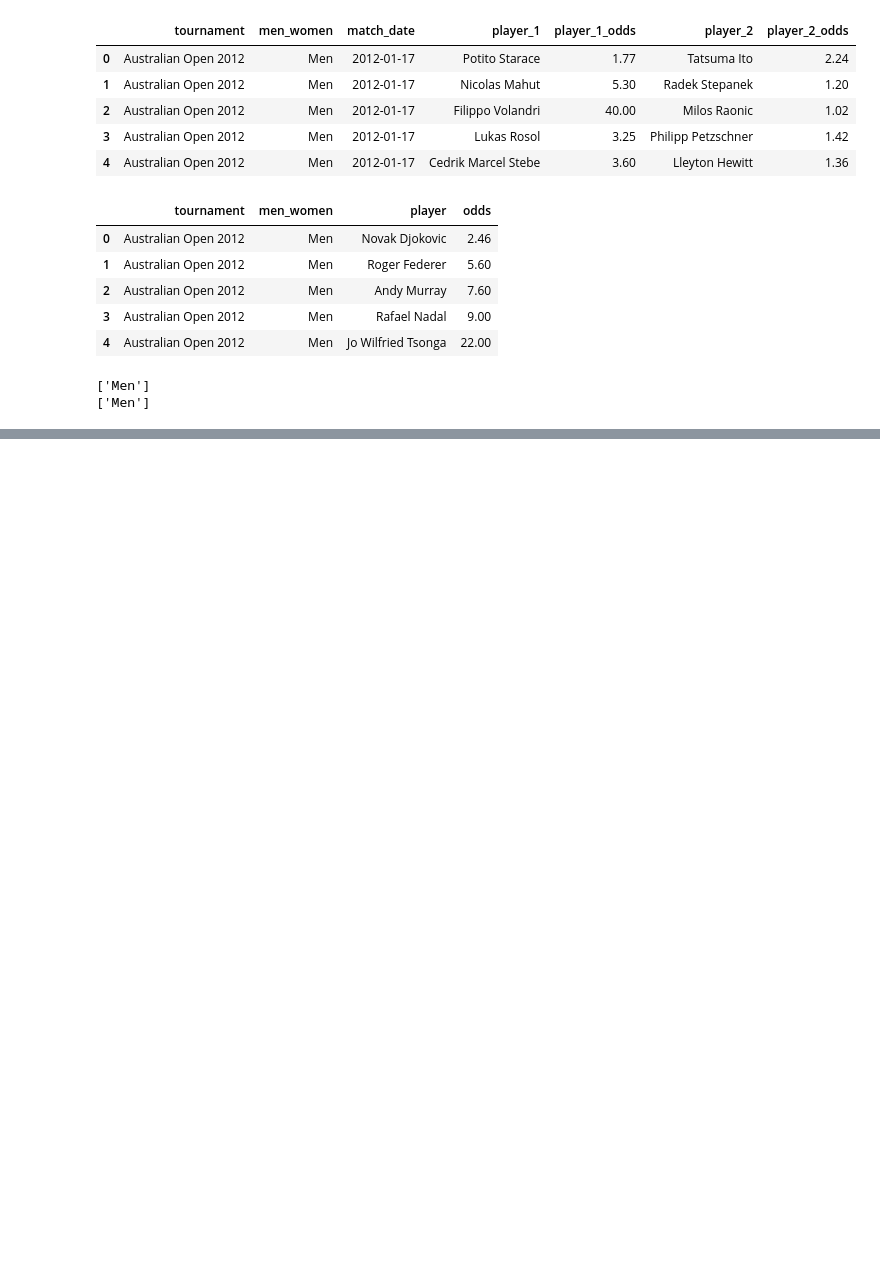
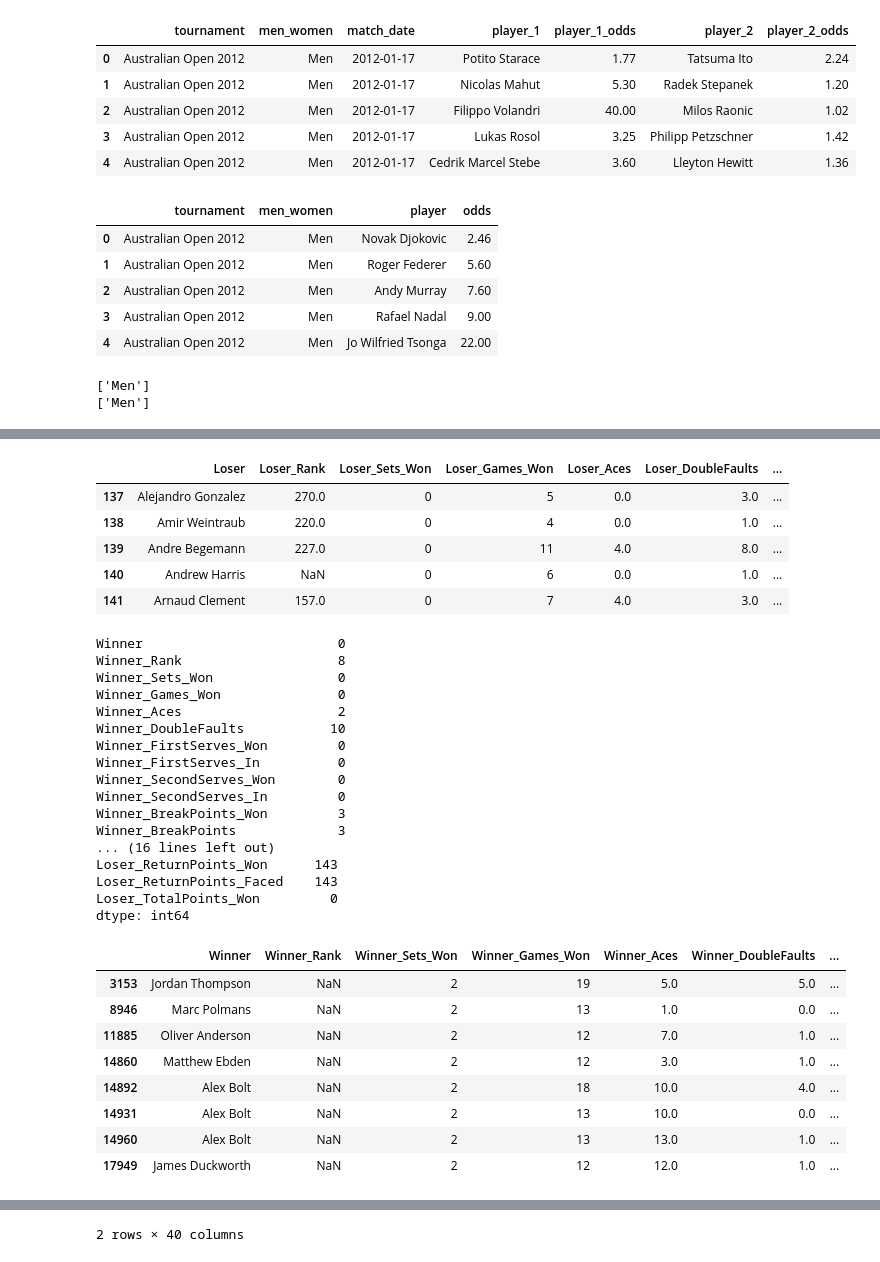
Before and after one commit to HughCZhao/betfairproject, a Jupyter notebook: wrangleData.ipynb, the cells around one changed output, grey strips where cells are left out. Cells and saved outputs as stored; diff of their text form; code cells hidden in the pictures; blank space fills up the shorter version.

Commit message:
cleaning stuff:

```diff
--- a/wrangleData.ipynb
+++ b/wrangleData.ipynb
@@ -117,0 +140,20 @@ display(AusOpenframe.head())
+# %%
+#so instead of splitting and reversing the frames first, we're gonna calculate the difference and then do the reverse player direction
+
+# get both frame, do some cleaning
+winframe = AusOpenframe.filter(regex='Winner')
+loseframe = AusOpenframe.filter(regex='Loser')
+winlist = [x for x in winframe.columns]
+loselist = [x for x in loseframe.columns]
+for col in winlist[1:]:
+    winframe.loc[:,col] = pd.to_numeric(winframe[col],errors="coerce")
+for col in loselist[1:]:
+    loseframe.loc[:,col] = pd.to_numeric(loseframe[col],errors="coerce")
+colnames = ['_'.join(x.split('_')[1:]) for x in winlist[1:]]
+display(winframe.head())
+display(loseframe.head())
+print(winframe.isna().sum())
+print(loseframe.isna().sum())
+display(winframe[winframe['Winner_Rank'].isnull()])
+AusOpenframe[AusOpenframe['Winner']=='Jordan Thompson']
+# %% [output]
@@ -117,0 +166,32 @@ display(AusOpenframe.head())
+|  | Loser | Loser_Rank | Loser_Sets_Won | Loser_Games_Won | Loser_Aces | Loser_DoubleFaults | ... |
+| 137 | Alejandro Gonzalez | 270.0 | 0 | 5 | 0.0 | 3.0 | ... |
+| 138 | Amir Weintraub | 220.0 | 0 | 4 | 0.0 | 1.0 | ... |
+| 139 | Andre Begemann | 227.0 | 0 | 11 | 4.0 | 8.0 | ... |
+| 140 | Andrew Harris | NaN | 0 | 6 | 0.0 | 1.0 | ... |
+| 141 | Arnaud Clement | 157.0 | 0 | 7 | 4.0 | 3.0 | ... |
+Winner                         0
+Winner_Rank                    8
+Winner_Sets_Won                0
+Winner_Games_Won               0
+Winner_Aces                    2
+Winner_DoubleFaults           10
+Winner_FirstServes_Won         0
+Winner_FirstServes_In          0
+Winner_SecondServes_Won        0
+Winner_SecondServes_In         0
+Winner_BreakPoints_Won         3
+Winner_BreakPoints             3
+... (16 lines left out)
+Loser_ReturnPoints_Won      143
+Loser_ReturnPoints_Faced    143
+Loser_TotalPoints_Won         0
+dtype: int64
+|  | Winner | Winner_Rank | Winner_Sets_Won | Winner_Games_Won | Winner_Aces | Winner_DoubleFaults | ... |
+| 3153 | Jordan Thompson | NaN | 2 | 19 | 5.0 | 5.0 | ... |
+| 8946 | Marc Polmans | NaN | 2 | 13 | 1.0 | 0.0 | ... |
+| 11885 | Oliver Anderson | NaN | 2 | 12 | 7.0 | 1.0 | ... |
+| 14860 | Matthew Ebden | NaN | 2 | 12 | 3.0 | 1.0 | ... |
+| 14892 | Alex Bolt | NaN | 2 | 18 | 10.0 | 4.0 | ... |
+| 14931 | Alex Bolt | NaN | 2 | 13 | 10.0 | 0.0 | ... |
+| 14960 | Alex Bolt | NaN | 2 | 13 | 13.0 | 1.0 | ... |
+| 17949 | James Duckworth | NaN | 2 | 12 | 12.0 | 1.0 | ... |
@@ -117,0 +201 @@ display(AusOpenframe.head())
+2 rows × 40 columns
```
Also changed, not shown: parts of 5 cells of this notebook, 1 other file.
